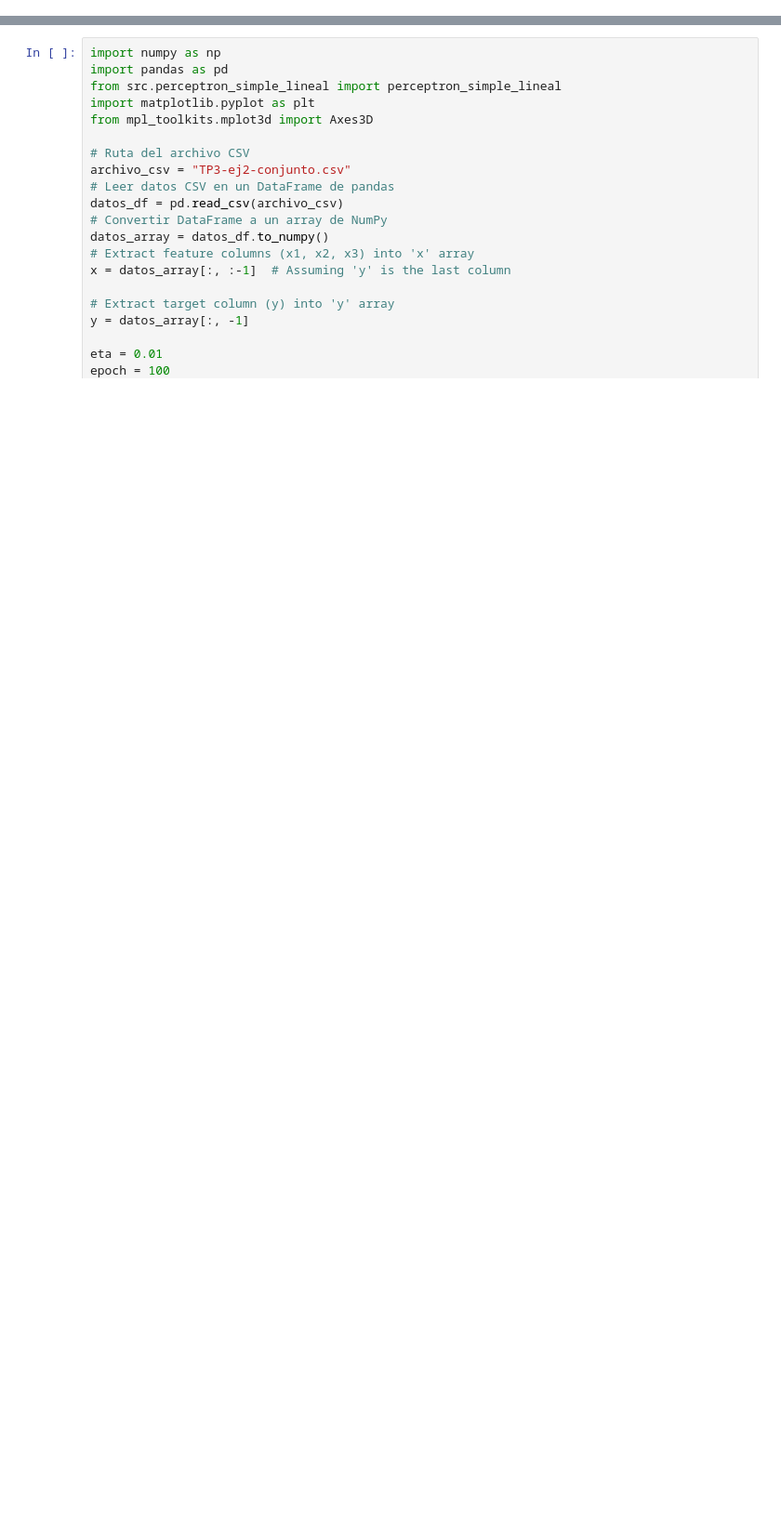
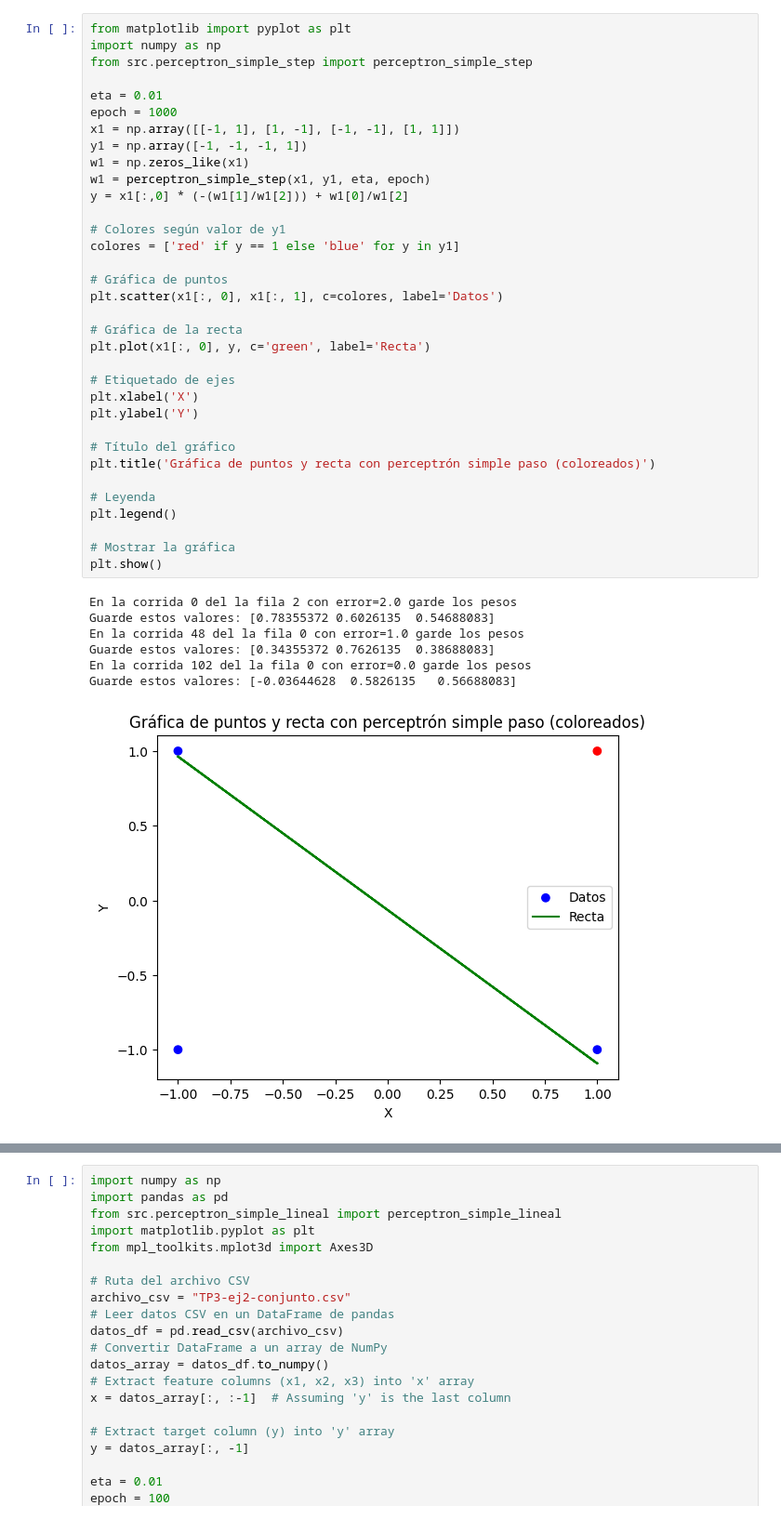
Before and after one commit to dariopenialoza/tp3, a Jupyter notebook: test.ipynb, the cells around one changed output, grey strips where cells are left out. Shown: that part at 93% size. Cells and saved outputs as stored; diff of their text form; blank space fills up the shorter version.

```diff
--- a/test.ipynb
+++ b/test.ipynb
@@ -22,0 +23,42 @@ Pesos finales: [ 8.31227167  8.80035624  0.44345419 14.03075449]
+# %%
+from matplotlib import pyplot as plt
+import numpy as np
+from src.perceptron_simple_step import perceptron_simple_step
+
+eta = 0.01
+epoch = 1000
+x1 = np.array([[-1, 1], [1, -1], [-1, -1], [1, 1]])
+y1 = np.array([-1, -1, -1, 1])
+w1 = np.zeros_like(x1)
+w1 = perceptron_simple_step(x1, y1, eta, epoch)
+y = x1[:,0] * (-(w1[1]/w1[2])) + w1[0]/w1[2]
+
+# Colores según valor de y1
+colores = ['red' if y == 1 else 'blue' for y in y1]
+
+# Gráfica de puntos
+plt.scatter(x1[:, 0], x1[:, 1], c=colores, label='Datos')
+
+# Gráfica de la recta
+plt.plot(x1[:, 0], y, c='green', label='Recta')
+
+# Etiquetado de ejes
+plt.xlabel('X')
+plt.ylabel('Y')
+
+# Título del gráfico
+plt.title('Gráfica de puntos y recta con perceptrón simple paso (coloreados)')
+
+# Leyenda
+plt.legend()
+
+# Mostrar la gráfica
+plt.show()
+# %% [output]
+En la corrida 0 del la fila 2 con error=2.0 garde los pesos
+Guarde estos valores: [0.78355372 0.6026135  0.54688083]
+En la corrida 48 del la fila 0 con error=1.0 garde los pesos
+Guarde estos valores: [0.34355372 0.7626135  0.38688083]
+En la corrida 102 del la fila 0 con error=0.0 garde los pesos
+Guarde estos valores: [-0.03644628  0.5826135   0.56688083]
+[figure, added]
```
Also changed, not shown: parts of 3 cells of this notebook, 2 other files.
